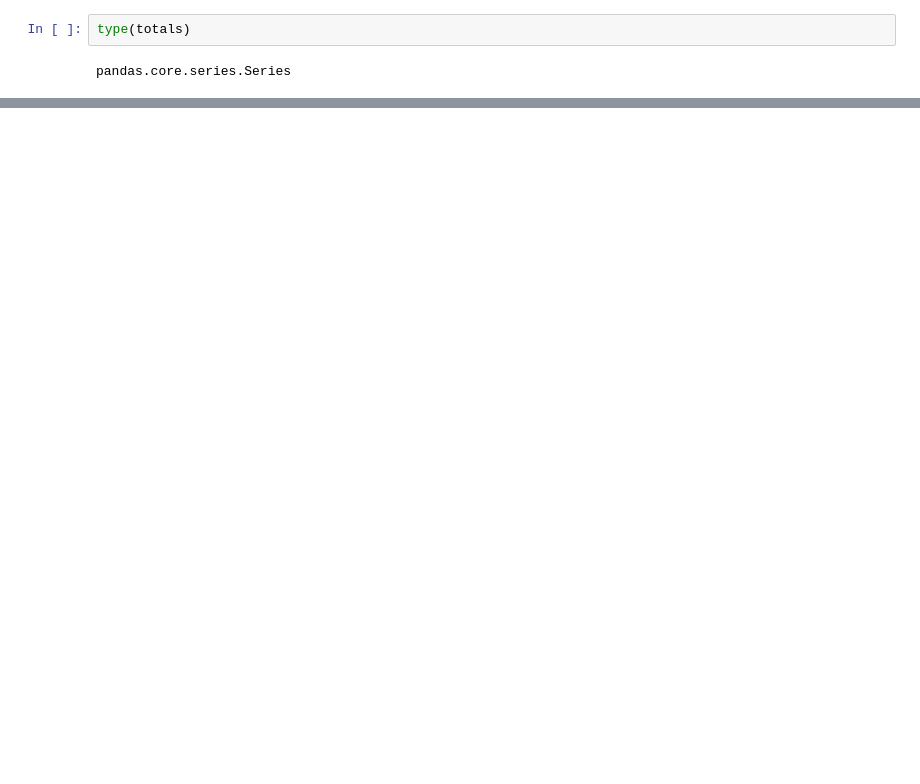
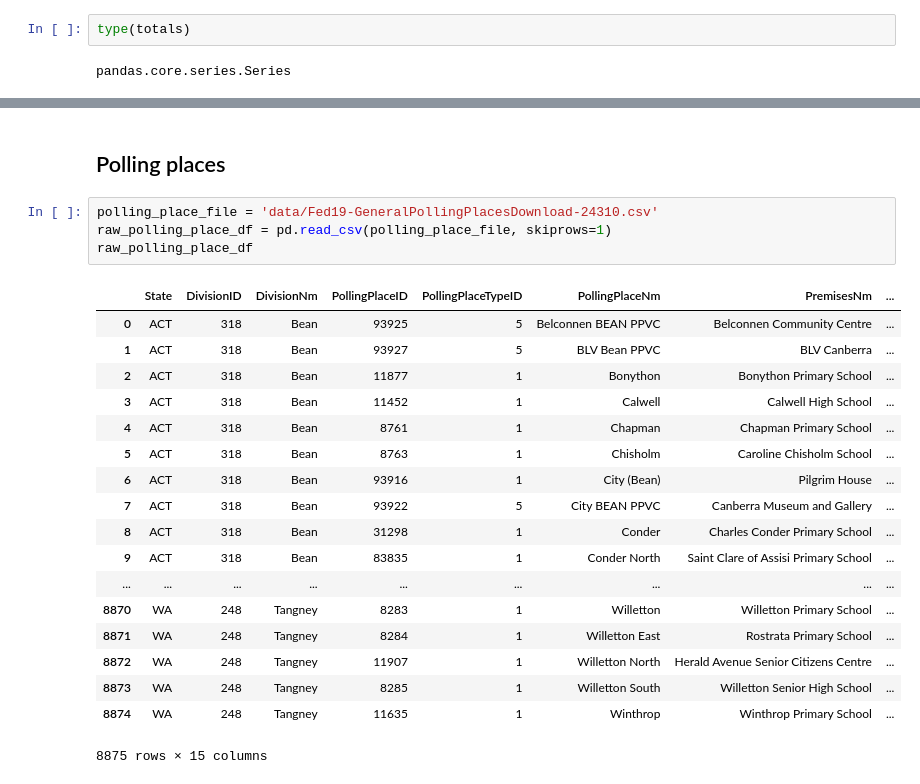
Before and after one commit to DamienIrving/election-analysis, a Jupyter notebook: data_manipulation.ipynb, the cells around one changed output, grey strips where cells are left out. Drawn from its saved outputs; the diff is of its cells as text; blank space fills up the shorter version.

```diff
--- a/data_manipulation.ipynb
+++ b/data_manipulation.ipynb
@@ -100,0 +84,25 @@ pd.DataFrame(totals_dict, index=totals.index.values)
+# %% [markdown]
+## Polling places
+# %%
+polling_place_file = 'data/Fed19-GeneralPollingPlacesDownload-24310.csv'
+raw_polling_place_df = pd.read_csv(polling_place_file, skiprows=1)
+raw_polling_place_df
+# %% [output]
+|  | State | DivisionID | DivisionNm | PollingPlaceID | PollingPlaceTypeID | PollingPlaceNm | PremisesNm | ... |
+| 0 | ACT | 318 | Bean | 93925 | 5 | Belconnen BEAN PPVC | Belconnen Community Centre | ... |
+| 1 | ACT | 318 | Bean | 93927 | 5 | BLV Bean PPVC | BLV Canberra | ... |
+| 2 | ACT | 318 | Bean | 11877 | 1 | Bonython | Bonython Primary School | ... |
+| 3 | ACT | 318 | Bean | 11452 | 1 | Calwell | Calwell High School | ... |
+| 4 | ACT | 318 | Bean | 8761 | 1 | Chapman | Chapman Primary School | ... |
+| 5 | ACT | 318 | Bean | 8763 | 1 | Chisholm | Caroline Chisholm School | ... |
+| 6 | ACT | 318 | Bean | 93916 | 1 | City (Bean) | Pilgrim House | ... |
+| 7 | ACT | 318 | Bean | 93922 | 5 | City BEAN PPVC | Canberra Museum and Gallery | ... |
+| 8 | ACT | 318 | Bean | 31298 | 1 | Conder | Charles Conder Primary School | ... |
+| 9 | ACT | 318 | Bean | 83835 | 1 | Conder North | Saint Clare of Assisi Primary School | ... |
+| ... | ... | ... | ... | ... | ... | ... | ... | ... |
+| 8870 | WA | 248 | Tangney | 8283 | 1 | Willetton | Willetton Primary School | ... |
+| 8871 | WA | 248 | Tangney | 8284 | 1 | Willetton East | Rostrata Primary School | ... |
+| 8872 | WA | 248 | Tangney | 11907 | 1 | Willetton North | Herald Avenue Senior Citizens Centre | ... |
+| 8873 | WA | 248 | Tangney | 8285 | 1 | Willetton South | Willetton Senior High School | ... |
+| 8874 | WA | 248 | Tangney | 11635 | 1 | Winthrop | Winthrop Primary School | ... |
+8875 rows × 15 columns
```
Also changed, not shown: parts of 13 cells of this notebook.
